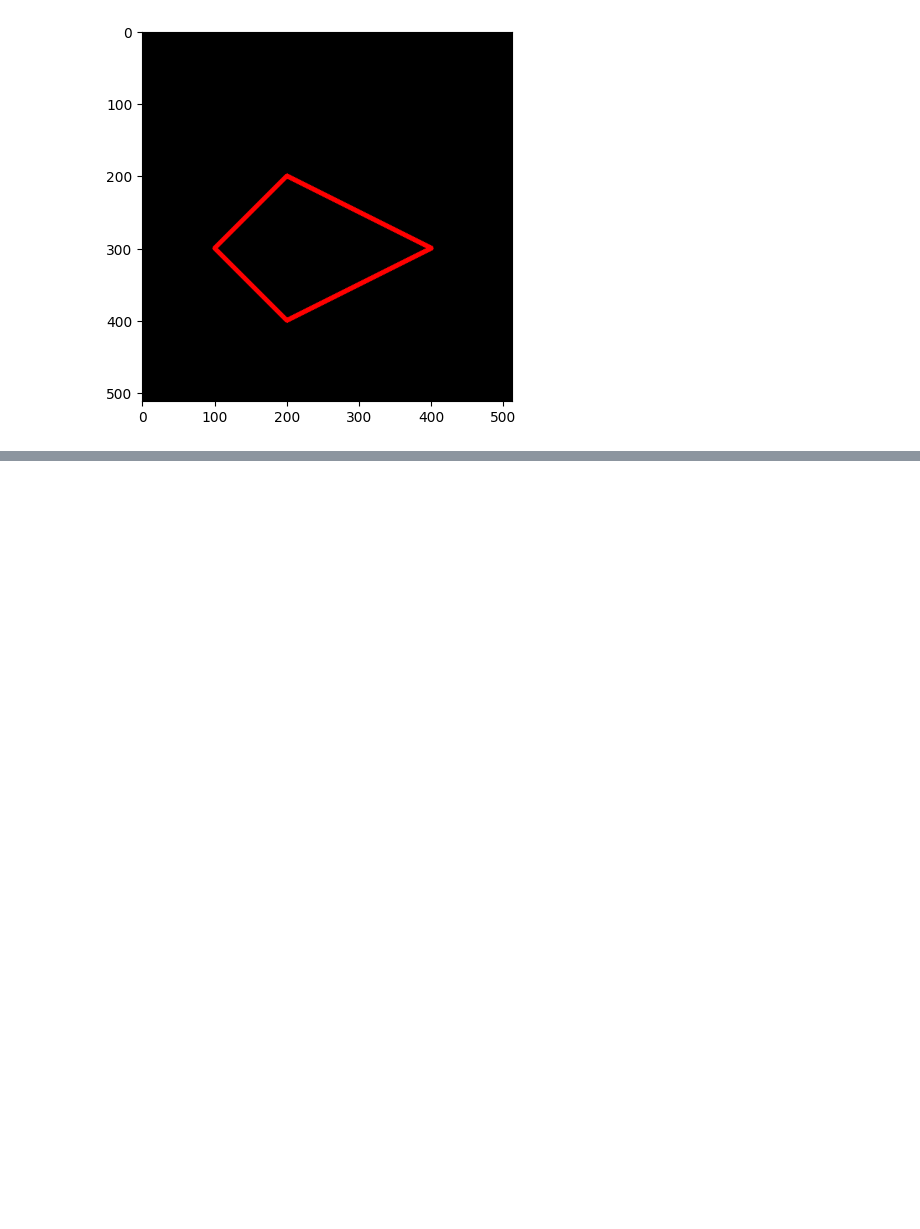
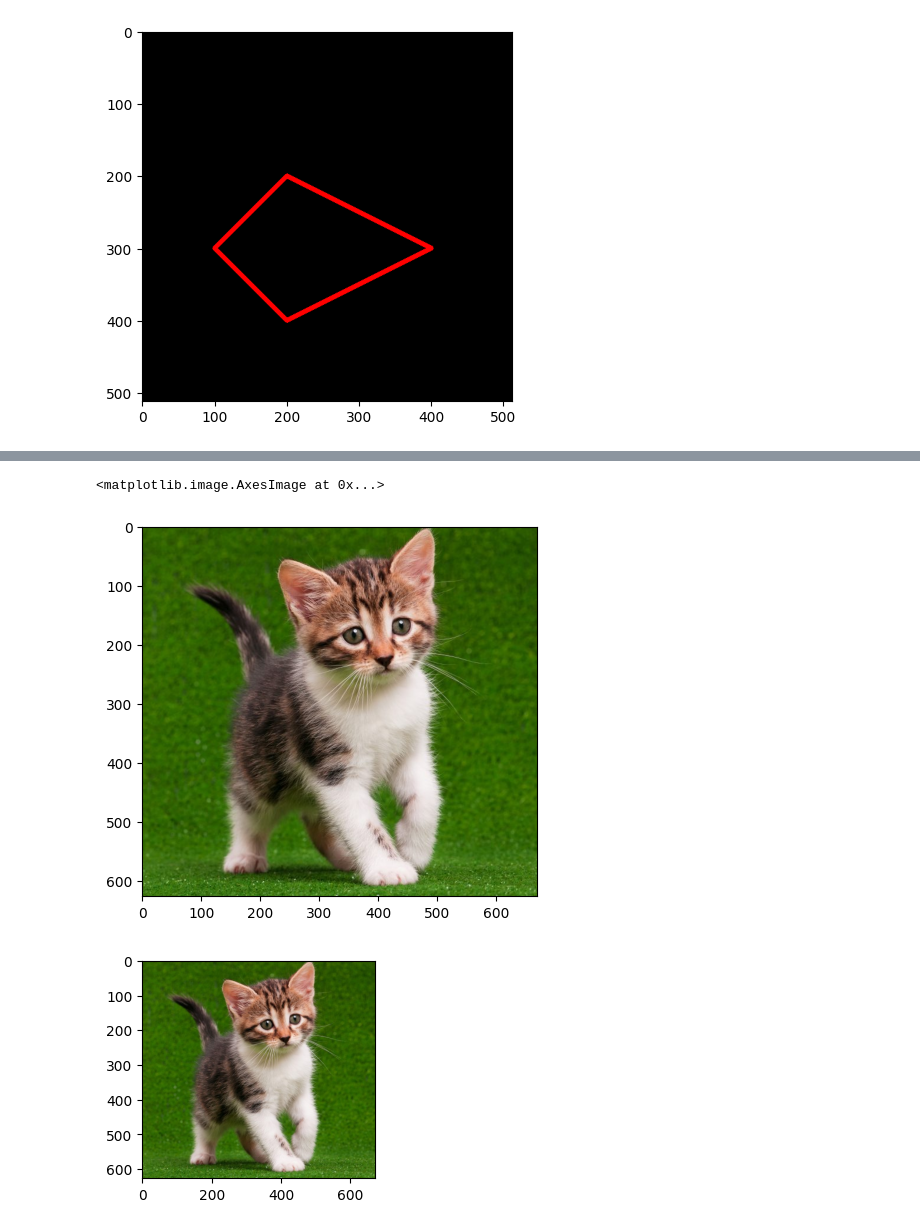
Before and after one commit to BrianMohamadSafiudin/PCVK_Ganjil_2023, a Jupyter notebook: Week2.ipynb, the cells around one changed output, grey strips where cells are left out. Drawn from its saved outputs; the diff is of its cells as text; code cells hidden in the pictures; blank space fills up the shorter version.

```diff
--- a/Week2.ipynb
+++ b/Week2.ipynb
@@ -127,0 +159,10 @@ plt.imshow(black_img2)
+# %%
+img3 = cv.cvtColor(img,cv.COLOR_BGR2RGB)
+# Mengatur ukuran fisik gambar dengan figsize
+plt.imshow(img3)
+plt.figure(figsize=(3, 3))
+plt.imshow(img3)
+# %% [output]
+<matplotlib.image.AxesImage at 0x...>
+[figure, added]
+[figure, added]
```
Also changed, not shown: parts of 10 cells of this notebook.
